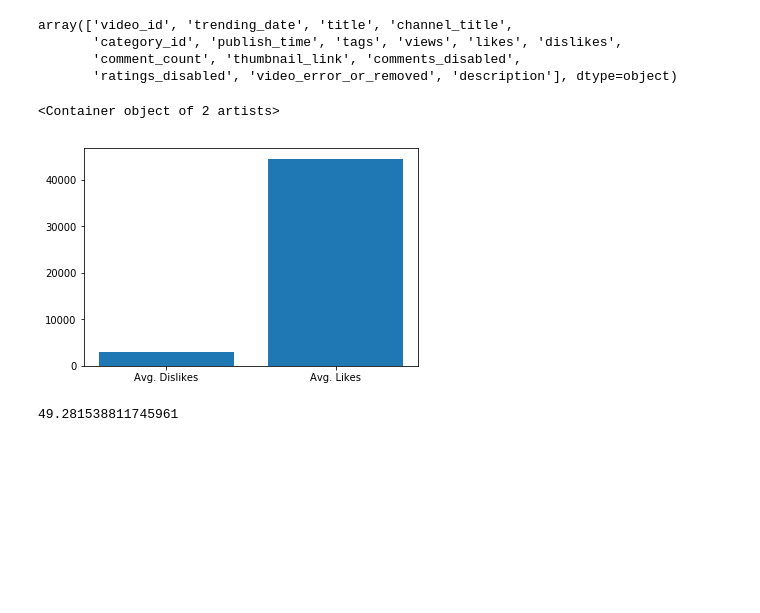
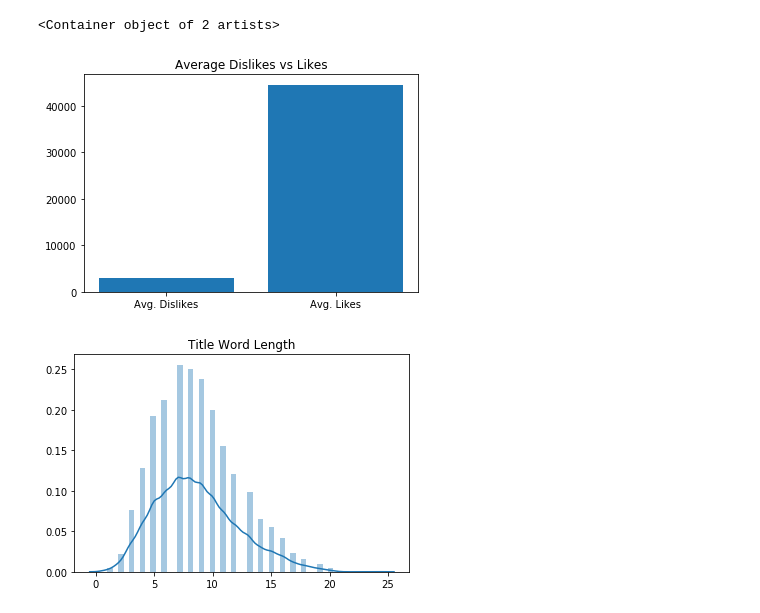
Before and after one commit to jg-fisher/trending-yt-analysis, a Jupyter notebook: yt_analysis.ipynb, the cells around one changed output. Saved outputs shown, nothing was run; the diff lists cells and outputs as text; code cells hidden in the pictures; blank space fills up the shorter version.

```diff
--- a/yt_analysis.ipynb
+++ b/yt_analysis.ipynb
@@ -6,23 +7,22 @@ import matplotlib.pyplot as plt
 # %%
+warnings.filterwarnings('ignore')
+
 data = pd.read_csv('USvideos.csv')
-data.columns.values
-# %% [output]
-array(['video_id', 'trending_date', 'title', 'channel_title',
-       'category_id', 'publish_time', 'tags', 'views', 'likes', 'dislikes',
-       'comment_count', 'thumbnail_link', 'comments_disabled',
-       'ratings_disabled', 'video_error_or_removed', 'description'], dtype=object)
 # %%
 likes_m = np.mean(data['likes'])
 dislikes_m = np.mean(data['dislikes'])
 
 fig = plt.figure()
+plt.title('Average Dislikes vs Likes')
 s = fig.add_subplot(111)
 s.bar(['Avg. Likes', 'Avg. Dislikes'], [likes_m, dislikes_m])
 # %% [output]
 <Container object of 2 artists>
-[figure, old version]
+[figure, new version]
 # %%
-title_lengths = [len(title) for title in data['title']]
-np.mean(title_lengths)
+title_lengths = [len(title.split(' ')) for title in data['title']]
+ax = plt.axes()
+ax.set_title('Title Word Length')
+title_length_dist = sns.distplot(title_lengths, ax=ax)
 # %% [output]
-49.281538811745961
+[figure, added]
```
Also changed, not shown: parts of 4 cells of this notebook.
